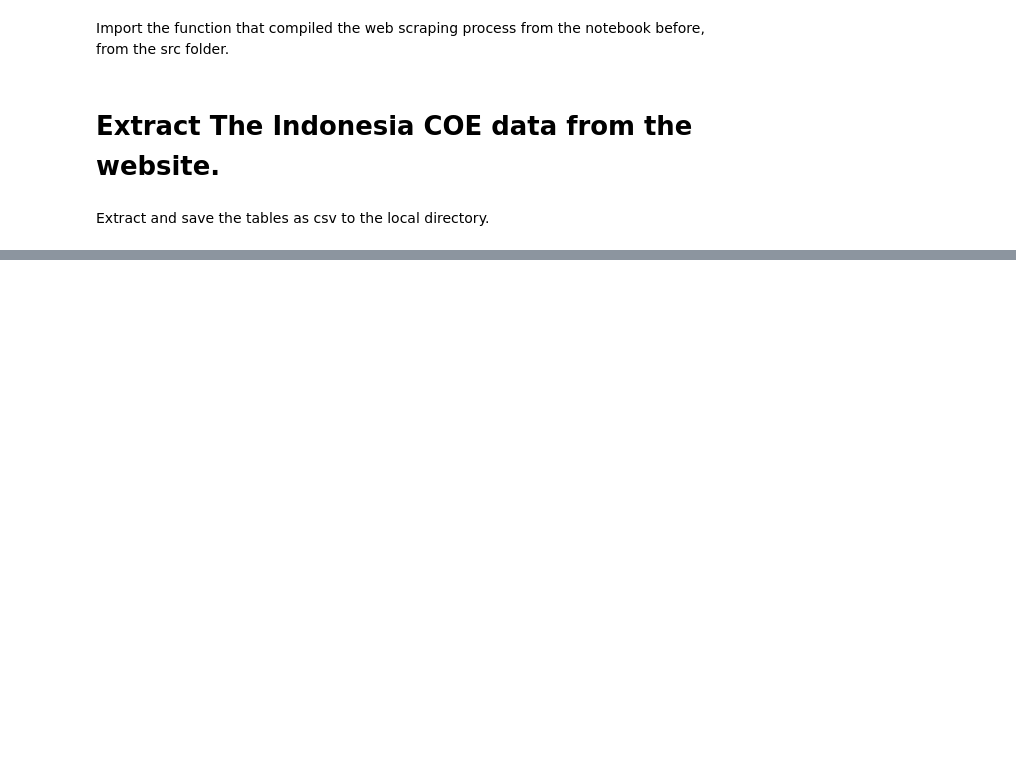
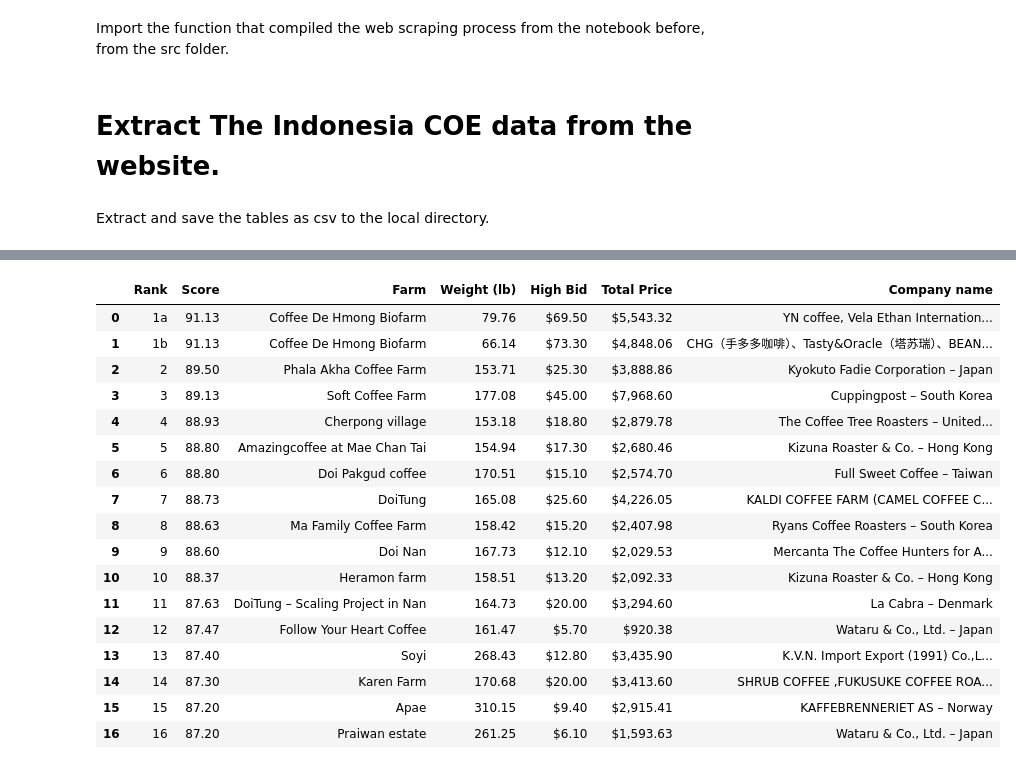
Before and after one commit to anggoro-bimo/indonesia-coe, a Jupyter notebook: notebooks/02. data_collecting.ipynb, the cells around one changed output, grey strips where cells are left out. Cells and saved outputs as stored; diff of their text form; code cells hidden in the pictures; blank space fills up the shorter version.

```diff
--- a/notebooks/02. data_collecting.ipynb
+++ b/notebooks/02. data_collecting.ipynb
@@ -41,0 +112,21 @@ COE_scrape('indonesia', '2023')
+# %%
+COE_scrape('thailand', '2023')
+# %% [output]
+|  | Rank | Score | Farm | Weight (lb) | High Bid | Total Price | Company name |
+| 0 | 1a | 91.13 | Coffee De Hmong Biofarm | 79.76 | $69.50 | $5,543.32 | YN coffee, Vela Ethan Internation... |
+| 1 | 1b | 91.13 | Coffee De Hmong Biofarm | 66.14 | $73.30 | $4,848.06 | CHG（手多多咖啡）、Tasty&Oracle（塔苏瑞）、BEAN... |
+| 2 | 2 | 89.50 | Phala Akha Coffee Farm | 153.71 | $25.30 | $3,888.86 | Kyokuto Fadie Corporation – Japan |
+| 3 | 3 | 89.13 | Soft Coffee Farm | 177.08 | $45.00 | $7,968.60 | Cuppingpost – South Korea |
+| 4 | 4 | 88.93 | Cherpong village | 153.18 | $18.80 | $2,879.78 | The Coffee Tree Roasters – United... |
+| 5 | 5 | 88.80 | Amazingcoffee at Mae Chan Tai | 154.94 | $17.30 | $2,680.46 | Kizuna Roaster & Co. – Hong Kong |
+| 6 | 6 | 88.80 | Doi Pakgud coffee | 170.51 | $15.10 | $2,574.70 | Full Sweet Coffee – Taiwan |
+| 7 | 7 | 88.73 | DoiTung | 165.08 | $25.60 | $4,226.05 | KALDI COFFEE FARM (CAMEL COFFEE C... |
+| 8 | 8 | 88.63 | Ma Family Coffee Farm | 158.42 | $15.20 | $2,407.98 | Ryans Coffee Roasters – South Korea |
+| 9 | 9 | 88.60 | Doi Nan | 167.73 | $12.10 | $2,029.53 | Mercanta The Coffee Hunters for A... |
+| 10 | 10 | 88.37 | Heramon farm | 158.51 | $13.20 | $2,092.33 | Kizuna Roaster & Co. – Hong Kong |
+| 11 | 11 | 87.63 | DoiTung – Scaling Project in Nan | 164.73 | $20.00 | $3,294.60 | La Cabra – Denmark |
+| 12 | 12 | 87.47 | Follow Your Heart Coffee | 161.47 | $5.70 | $920.38 | Wataru & Co., Ltd. – Japan |
+| 13 | 13 | 87.40 | Soyi | 268.43 | $12.80 | $3,435.90 | K.V.N. Import Export (1991) Co.,L... |
+| 14 | 14 | 87.30 | Karen Farm | 170.68 | $20.00 | $3,413.60 | SHRUB COFFEE ,FUKUSUKE COFFEE ROA... |
+| 15 | 15 | 87.20 | Apae | 310.15 | $9.40 | $2,915.41 | KAFFEBRENNERIET AS – Norway |
+| 16 | 16 | 87.20 | Praiwan estate | 261.25 | $6.10 | $1,593.63 | Wataru & Co., Ltd. – Japan |
```
Also changed, not shown: parts of 4 cells of this notebook.
